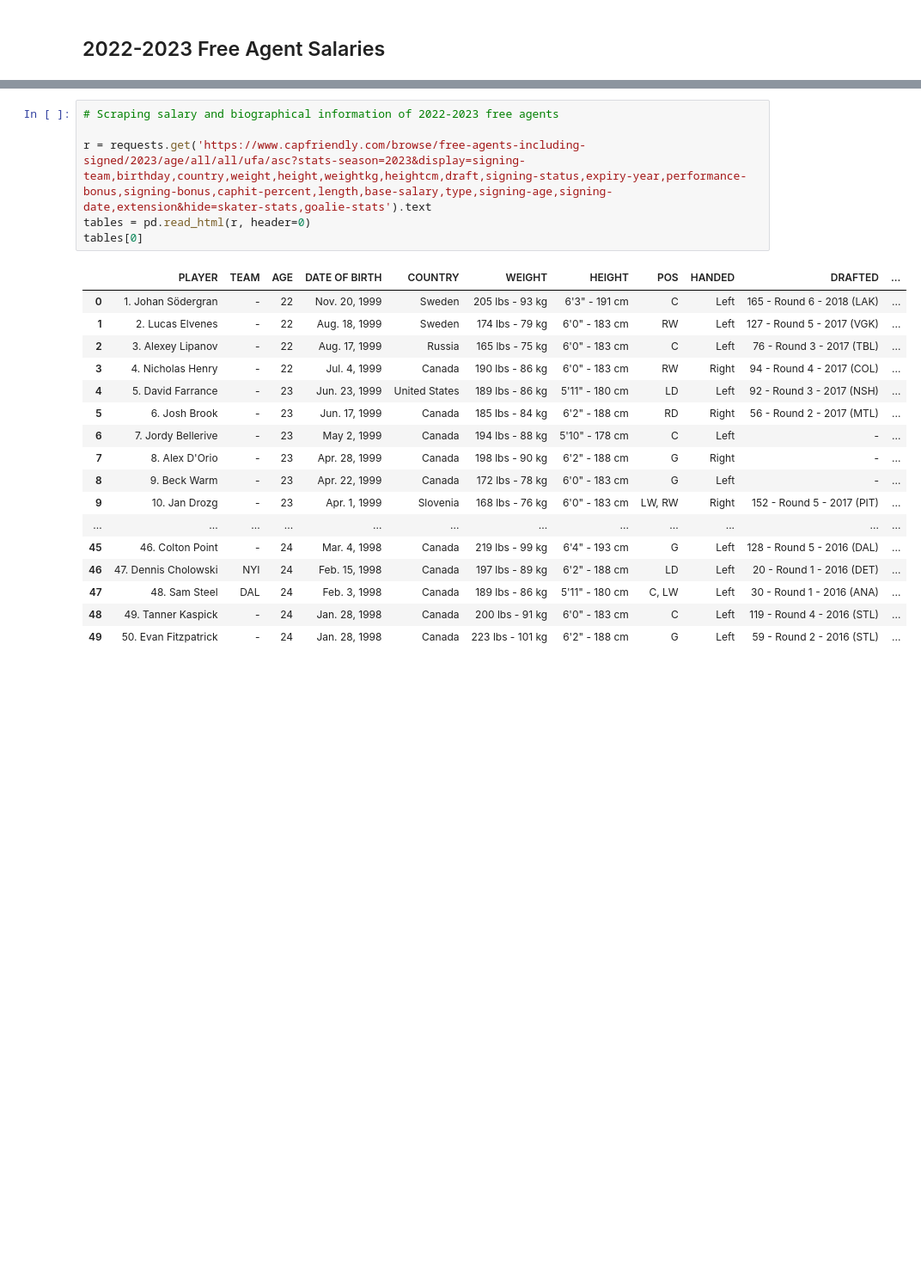
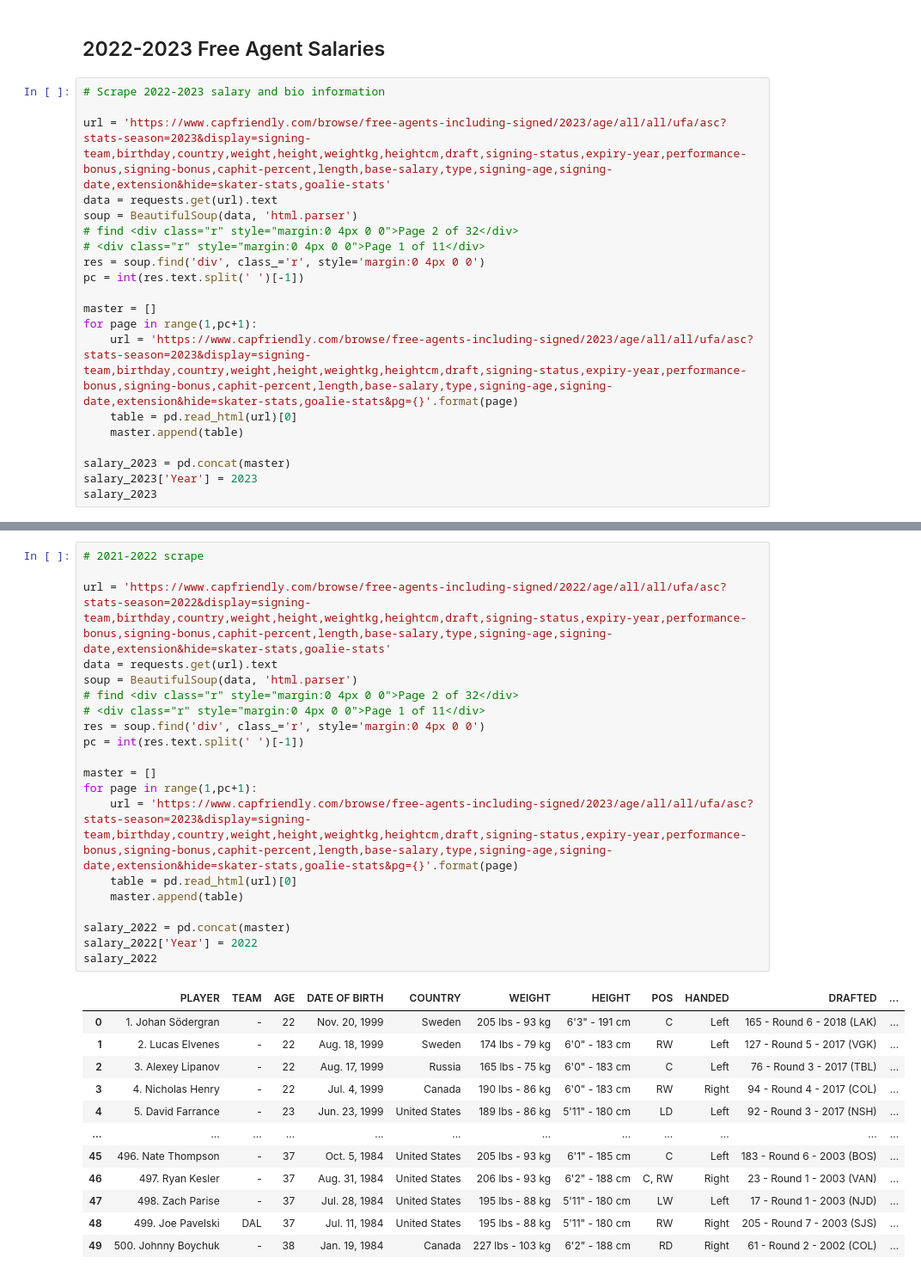
Before and after one commit to lukekerwin/DS-320_Project, a Jupyter notebook: Brian_test.ipynb, the cells around one changed output, grey strips where cells are left out. Shown at 86% size. Saved outputs shown, nothing was run; the diff lists cells and outputs as text; blank space fills up the shorter version.

Commit message:
Loaded 5 years worth of salary and bio data

```diff
--- a/Brian_test.ipynb
+++ b/Brian_test.ipynb
@@ -125,3 +125,23 @@ Text(0.5, 1.0, 'Points Scored by Atlantic Teams')
 # Cap friendly - Salary data, including team salaries and caps
 # %% [markdown]
 ## 2022-2023 Free Agent Salaries
+# %%
+# Scrape 2022-2023 salary and bio information
+
+url = 'https://www.capfriendly.com/browse/free-agents-including-signed/2023/age/all/all/ufa/asc?stats-season=2023&display=signing-team,birthday,country,weight,height,weightkg,heightcm,draft,signing-status,expiry-year,performance-bonus,signing-bonus,caphit-percent,length,base-salary,type,signing-age,signing-date,extension&hide=skater-stats,goalie-stats'
+data = requests.get(url).text
+soup = BeautifulSoup(data, 'html.parser')
+# find <div class="r" style="margin:0 4px 0 0">Page 2 of 32</div>
+# <div class="r" style="margin:0 4px 0 0">Page 1 of 11</div>
+res = soup.find('div', class_='r', style='margin:0 4px 0 0')
+pc = int(res.text.split(' ')[-1])
+
+master = []
+for page in range(1,pc+1):
+    url = 'https://www.capfriendly.com/browse/free-agents-including-signed/2023/age/all/all/ufa/asc?stats-season=2023&display=signing-team,birthday,country,weight,height,weightkg,heightcm,draft,signing-status,expiry-year,performance-bonus,signing-bonus,caphit-percent,length,base-salary,type,signing-age,signing-date,extension&hide=skater-stats,goalie-stats&pg={}'.format(page)
+    table = pd.read_html(url)[0]
+    master.append(table)
+
+salary_2023 = pd.concat(master)
+salary_2023['Year'] = 2023
+salary_2023
@@ -128,24 +182,33 @@ Text(0.5, 1.0, 'Points Scored by Atlantic Teams')
 # %%
-# Scraping salary and biographical information of 2022-2023 free agents
+# 2021-2022 scrape
 
-r = requests.get('https://www.capfriendly.com/browse/free-agents-including-signed/2023/age/all/all/ufa/asc?stats-season=2023&display=signing-team,birthday,country,weight,height,weightkg,heightcm,draft,signing-status,expiry-year,performance-bonus,signing-bonus,caphit-percent,length,base-salary,type,signing-age,signing-date,extension&hide=skater-stats,goalie-stats').text
-tables = pd.read_html(r, header=0)
-tables[0]
+url = 'https://www.capfriendly.com/browse/free-agents-including-signed/2022/age/all/all/ufa/asc?stats-season=2022&display=signing-team,birthday,country,weight,height,weightkg,heightcm,draft,signing-status,expiry-year,performance-bonus,signing-bonus,caphit-percent,length,base-salary,type,signing-age,signing-date,extension&hide=skater-stats,goalie-stats'
+data = requests.get(url).text
+soup = BeautifulSoup(data, 'html.parser')
+# find <div class="r" style="margin:0 4px 0 0">Page 2 of 32</div>
+# <div class="r" style="margin:0 4px 0 0">Page 1 of 11</div>
+res = soup.find('div', class_='r', style='margin:0 4px 0 0')
+pc = int(res.text.split(' ')[-1])
+
+master = []
+for page in range(1,pc+1):
+    url = 'https://www.capfriendly.com/browse/free-agents-including-signed/2023/age/all/all/ufa/asc?stats-season=2023&display=signing-team,birthday,country,weight,height,weightkg,heightcm,draft,signing-status,expiry-year,performance-bonus,signing-bonus,caphit-percent,length,base-salary,type,signing-age,signing-date,extension&hide=skater-stats,goalie-stats&pg={}'.format(page)
+    table = pd.read_html(url)[0]
+    master.append(table)
+
+salary_2022 = pd.concat(master)
+salary_2022['Year'] = 2022
+salary_2022
 # %% [output]
 |  | PLAYER | TEAM | AGE | DATE OF BIRTH | COUNTRY | WEIGHT | HEIGHT | POS | HANDED | DRAFTED | ... |
 | 0 | 1. Johan Södergran | - | 22 | Nov. 20, 1999 | Sweden | 205 lbs - 93 kg | 6'3" - 191 cm | C | Left | 165 - Round 6 - 2018 (LAK) | ... |
 | 1 | 2. Lucas Elvenes | - | 22 | Aug. 18, 1999 | Sweden | 174 lbs - 79 kg | 6'0" - 183 cm | RW | Left | 127 - Round 5 - 2017 (VGK) | ... |
 | 2 | 3. Alexey Lipanov | - | 22 | Aug. 17, 1999 | Russia | 165 lbs - 75 kg | 6'0" - 183 cm | C | Left | 76 - Round 3 - 2017 (TBL) | ... |
 | 3 | 4. Nicholas Henry | - | 22 | Jul. 4, 1999 | Canada | 190 lbs - 86 kg | 6'0" - 183 cm | RW | Right | 94 - Round 4 - 2017 (COL) | ... |
 | 4 | 5. David Farrance | - | 23 | Jun. 23, 1999 | United States | 189 lbs - 86 kg | 5'11" - 180 cm | LD | Left | 92 - Round 3 - 2017 (NSH) | ... |
-| 5 | 6. Josh Brook | - | 23 | Jun. 17, 1999 | Canada | 185 lbs - 84 kg | 6'2" - 188 cm | RD | Right | 56 - Round 2 - 2017 (MTL) | ... |
-| 6 | 7. Jordy Bellerive | - | 23 | May 2, 1999 | Canada | 194 lbs - 88 kg | 5'10" - 178 cm | C | Left | - | ... |
-| 7 | 8. Alex D'Orio | - | 23 | Apr. 28, 1999 | Canada | 198 lbs - 90 kg | 6'2" - 188 cm | G | Right | - | ... |
-| 8 | 9. Beck Warm | - | 23 | Apr. 22, 1999 | Canada | 172 lbs - 78 kg | 6'0" - 183 cm | G | Left | - | ... |
-| 9 | 10. Jan Drozg | - | 23 | Apr. 1, 1999 | Slovenia | 168 lbs - 76 kg | 6'0" - 183 cm | LW, RW | Right | 152 - Round 5 - 2017 (PIT) | ... |
 | ... | ... | ... | ... | ... | ... | ... | ... | ... | ... | ... | ... |
-| 45 | 46. Colton Point | - | 24 | Mar. 4, 1998 | Canada | 219 lbs - 99 kg | 6'4" - 193 cm | G | Left | 128 - Round 5 - 2016 (DAL) | ... |
-| 46 | 47. Dennis Cholowski | NYI | 24 | Feb. 15, 1998 | Canada | 197 lbs - 89 kg | 6'2" - 188 cm | LD | Left | 20 - Round 1 - 2016 (DET) | ... |
-| 47 | 48. Sam Steel | DAL | 24 | Feb. 3, 1998 | Canada | 189 lbs - 86 kg | 5'11" - 180 cm | C, LW | Left | 30 - Round 1 - 2016 (ANA) | ... |
-| 48 | 49. Tanner Kaspick | - | 24 | Jan. 28, 1998 | Canada | 200 lbs - 91 kg | 6'0" - 183 cm | C | Left | 119 - Round 4 - 2016 (STL) | ... |
-| 49 | 50. Evan Fitzpatrick | - | 24 | Jan. 28, 1998 | Canada | 223 lbs - 101 kg | 6'2" - 188 cm | G | Left | 59 - Round 2 - 2016 (STL) | ... |
+| 45 | 496. Nate Thompson | - | 37 | Oct. 5, 1984 | United States | 205 lbs - 93 kg | 6'1" - 185 cm | C | Left | 183 - Round 6 - 2003 (BOS) | ... |
+| 46 | 497. Ryan Kesler | - | 37 | Aug. 31, 1984 | United States | 206 lbs - 93 kg | 6'2" - 188 cm | C, RW | Right | 23 - Round 1 - 2003 (VAN) | ... |
+| 47 | 498. Zach Parise | - | 37 | Jul. 28, 1984 | United States | 195 lbs - 88 kg | 5'11" - 180 cm | LW | Left | 17 - Round 1 - 2003 (NJD) | ... |
+| 48 | 499. Joe Pavelski | DAL | 37 | Jul. 11, 1984 | United States | 195 lbs - 88 kg | 5'11" - 180 cm | RW | Right | 205 - Round 7 - 2003 (SJS) | ... |
+| 49 | 500. Johnny Boychuk | - | 38 | Jan. 19, 1984 | Canada | 227 lbs - 103 kg | 6'2" - 188 cm | RD | Right | 61 - Round 2 - 2002 (COL) | ... |
```
Also changed, not shown: parts of 10 cells of this notebook.
